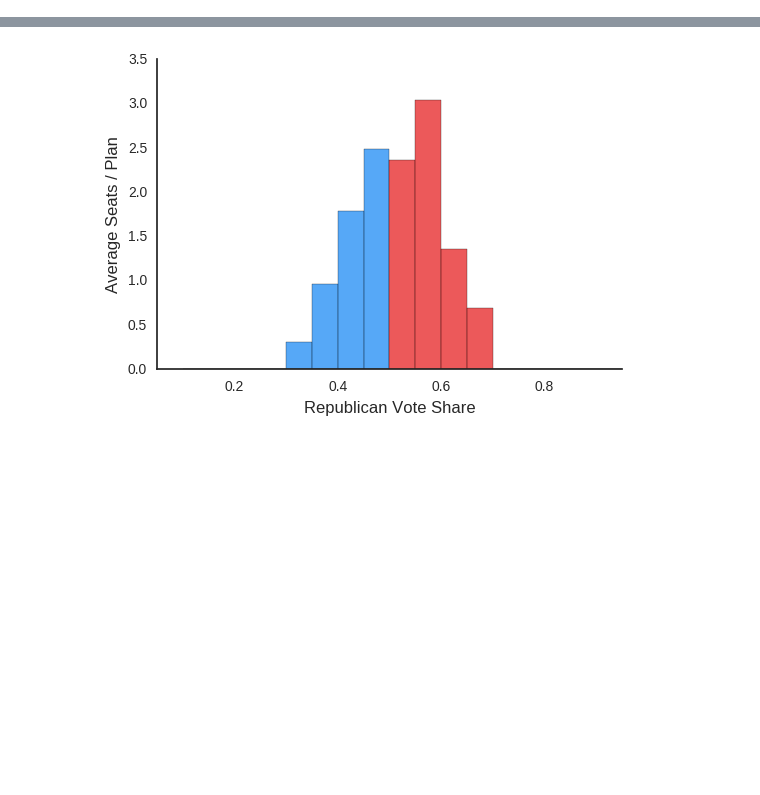
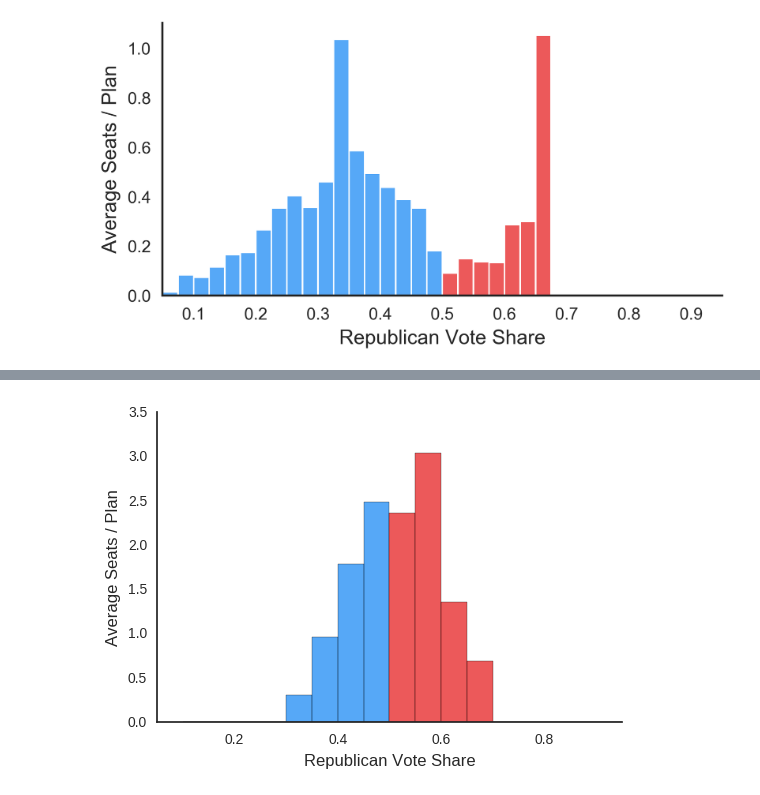
Before and after one commit to JamesSaxon/dist_analysis, a Jupyter notebook: votes_to_seats.ipynb, the cells around one changed output, grey strips where cells are left out. Drawn from its saved outputs; the diff is of its cells as text; code cells hidden in the pictures; blank space fills up the shorter version.

```diff
--- a/votes_to_seats.ipynb
+++ b/votes_to_seats.ipynb
@@ -65,3 +69,7 @@ plot_share("pa", "exchange", 2012, seat_res)
+# %%
+plot_share("md", "polsby", 2016, seat_res)
+# %% [output]
+[figure, added]
 # %%
 plot_share("md", "power", 2016, seat_res)
 # %% [output]
```
Also changed, not shown: parts of 10 cells of this notebook, 8 other files.
